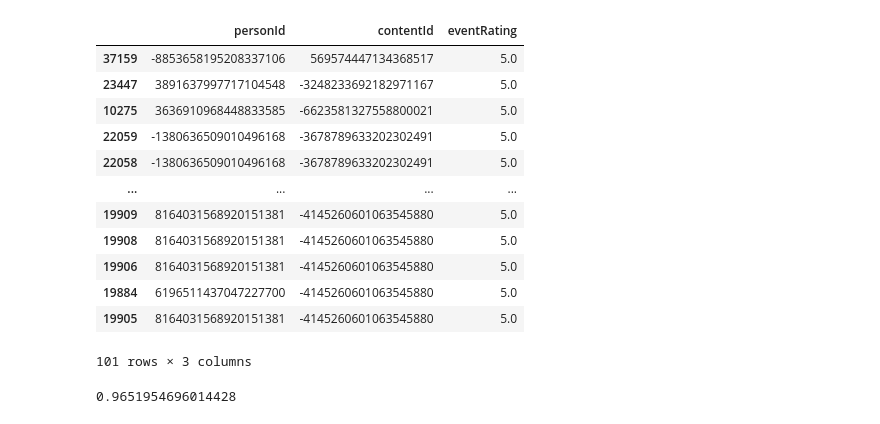
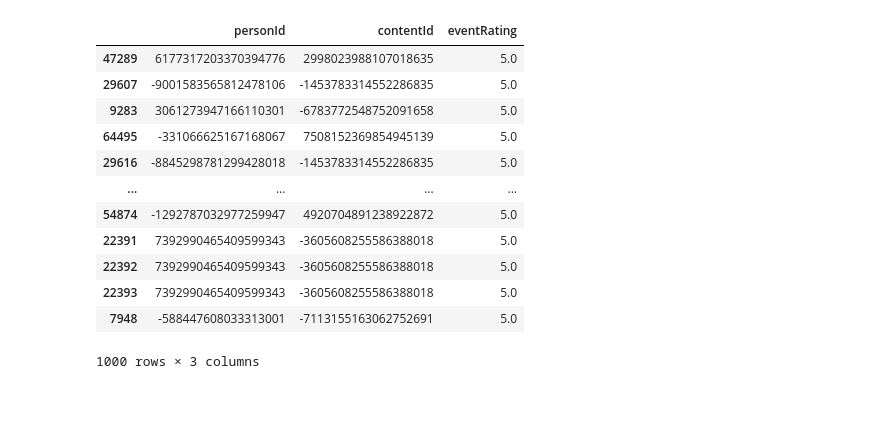
Before and after one commit to MK473203/NLP_project_35, a Jupyter notebook: project_1-3.ipynb, the cells around one changed output. Cells and saved outputs as stored; diff of their text form; code cells hidden in the pictures.

```diff
--- a/project_1-3.ipynb
+++ b/project_1-3.ipynb
@@ -509,7 +293,7 @@ class CFrecommender:
         #print(highest_rated_item)
         return(highest_rated_item)
 
-    def recommend_items(self, user_id, items_to_ignore=[], topn=101, verbose=False):
+    def recommend_items(self, user_id, items_to_ignore=[], topn=1000, verbose=False):
 
         if self.item_based:
             #find users highest rated item, then find similar items to it using cosine similarity
@@ -522,45 +306,45 @@ class CFrecommender:
             similar_user_to = self.find_similar(id=user_id, matrix=self.user_matrix_sparse, dictionary=self.users, dictionary_inv=self.users_inv, k=topn)
             recommended_items = [self.users_highest_item(user) for user in similar_user_to]
             recommendations = interactions_df[interactions_df['contentId'].isin(recommended_items)]
 
         #sort recommended items based on event rating
         #print(len(recommendations))
         #sorted_user_predictions = recommendations.sort_values(ascending=False).reset_index()
 
         # Recommend the highest predicted rating items that user has not interacted with
         #print(recommendations)
         recommendations_df = recommendations[~recommendations['contentId'].isin(items_to_ignore)].sort_values(by='eventRating', ascending = False).head(topn)
 
         if verbose:
             if self.items_df is None:
                 raise Exception('"items_df" is required in verbose mode')
 
             recommendations_df = recommendations_df.merge(self.items, how = 'left',
                                                           left_on = 'contentId',
                                                           right_on = 'contentId')[['eventRating', 'contentId', 'title', 'url', 'lang']]
 
 
         return recommendations_df
 
 #users = dict(zip(user_ids, list(range(len(interactions_df["personId"])))))
 #print(users.get(list(test_set.T.index)[0]))
 user_recommender_model = CFrecommender(items=articles, item_based=False)
 item_recommender_model = CFrecommender(items=articles, item_based=True)
 item_recommender_model.recommend_items(-9016528795238256703)
 # %% [output]
 |  | personId | contentId | eventRating |
-| 37159 | -8853658195208337106 | 569574447134368517 | 5.0 |
-| 23447 | 3891637997717104548 | -3248233692182971167 | 5.0 |
-| 10275 | 3636910968448833585 | -6623581327558800021 | 5.0 |
-| 22059 | -1380636509010496168 | -3678789633202302491 | 5.0 |
-| 22058 | -1380636509010496168 | -3678789633202302491 | 5.0 |
+| 47289 | 6177317203370394776 | 2998023988107018635 | 5.0 |
+| 29607 | -9001583565812478106 | -1453783314552286835 | 5.0 |
+| 9283 | 3061273947166110301 | -6783772548752091658 | 5.0 |
+| 64495 | -331066625167168067 | 7508152369854945139 | 5.0 |
+| 29616 | -8845298781299428018 | -1453783314552286835 | 5.0 |
 | ... | ... | ... | ... |
-| 19909 | 8164031568920151381 | -4145260601063545880 | 5.0 |
-| 19908 | 8164031568920151381 | -4145260601063545880 | 5.0 |
-| 19906 | 8164031568920151381 | -4145260601063545880 | 5.0 |
-| 19884 | 6196511437047227700 | -4145260601063545880 | 5.0 |
-| 19905 | 8164031568920151381 | -4145260601063545880 | 5.0 |
+| 54874 | -1292787032977259947 | 4920704891238922872 | 5.0 |
+| 22391 | 7392990465409599343 | -3605608255586388018 | 5.0 |
+| 22392 | 7392990465409599343 | -3605608255586388018 | 5.0 |
+| 22393 | 7392990465409599343 | -3605608255586388018 | 5.0 |
+| 7948 | -588447608033313001 | -7113155163062752691 | 5.0 |
-101 rows × 3 columns
+1000 rows × 3 columns
 # %%
 class Recall_n:
 
@@ -747,16 +532,28 @@ class NDCG:
 
         #Getting a ranked recommendation list from a model for a given user
 
-        personal_recommendations = model.recommend_items(person_id, items_to_ignore=self.get_items_interacted(person_id, train_set_index), topn=101)
-        ndcg = self.ndcg_at_k(personal_recommendations['eventRating'], k)
+        personal_recommendations = model.recommend_items(person_id, items_to_ignore=self.get_items_interacted(person_id, train_set_index), topn=1000)
+        valid_recs_df = personal_recommendations[personal_recommendations['contentId'].isin(person_interacted_items_testset)]
 
-        random.seed(12)
-        personal_recommendations_rand = random.sample(list(interactions_df['eventRating']), 1000)
-        ndcg_rand = self.ndcg_at_k(personal_recommendations_rand, k)
+        if type(interacted_values_testset) == pd.Series:
+            ndcg = 0
+
+        else:
+            valid_recs_df = interacted_values_testset.merge(valid_recs_df,
+                    how = 'right',
+                    left_on = 'contentId',
+                    right_on = 'contentId')
+
+            valid_recs = valid_recs_df['eventRating'].values
+            if len(valid_recs) < k:
+                k = len(valid_recs)
+            ndcg = self.ndcg_at_k(valid_recs, k)
+
+        # Use sim_cos scores in NDCG
+        #valid_recs = personal_recommendations['itemScore']
+        #ndcg = self.ndcg_at_k(valid_recs, k)
 
         person_metrics = {'ndcg':ndcg,
-                          'ndcg_rand': ndcg_rand,
-                          'comp_rand': (ndcg-ndcg_rand),
                           'interacted_count': interacted_items_count_testset}
         return person_metrics
 
@@ -771,19 +568,15 @@ class NDCG:
 
             detailed_results_df = pd.DataFrame(people_metrics).sort_values('interacted_count', ascending=False)
             ndcg = detailed_results_df['ndcg'].sum() / len(detailed_results_df)
-            ndcg_comp = detailed_results_df['comp_rand'].sum() / len(detailed_results_df)
             global_metrics = {'modelName': model.get_model_name(),
-                            'ndcg': ndcg,
-                            'ndcg_comp': ndcg_comp}
+                            'ndcg': ndcg}
             return global_metrics, detailed_results_df
 
 recall_ndcg_evaluator = NDCG()
 
 
-r = [2, 1, 2, 0]
-recall_ndcg_evaluator.ndcg_at_k(r, 4, method=1)
+#r = [2, 1, 2, 0]
+#recall_ndcg_evaluator.ndcg_at_k(r, 4, method=1)
-# %% [output]
-0.9651954696014428
 # %%
 #Evaluating Item-based model
 
```
Also changed, not shown: parts of 16 cells of this notebook.
